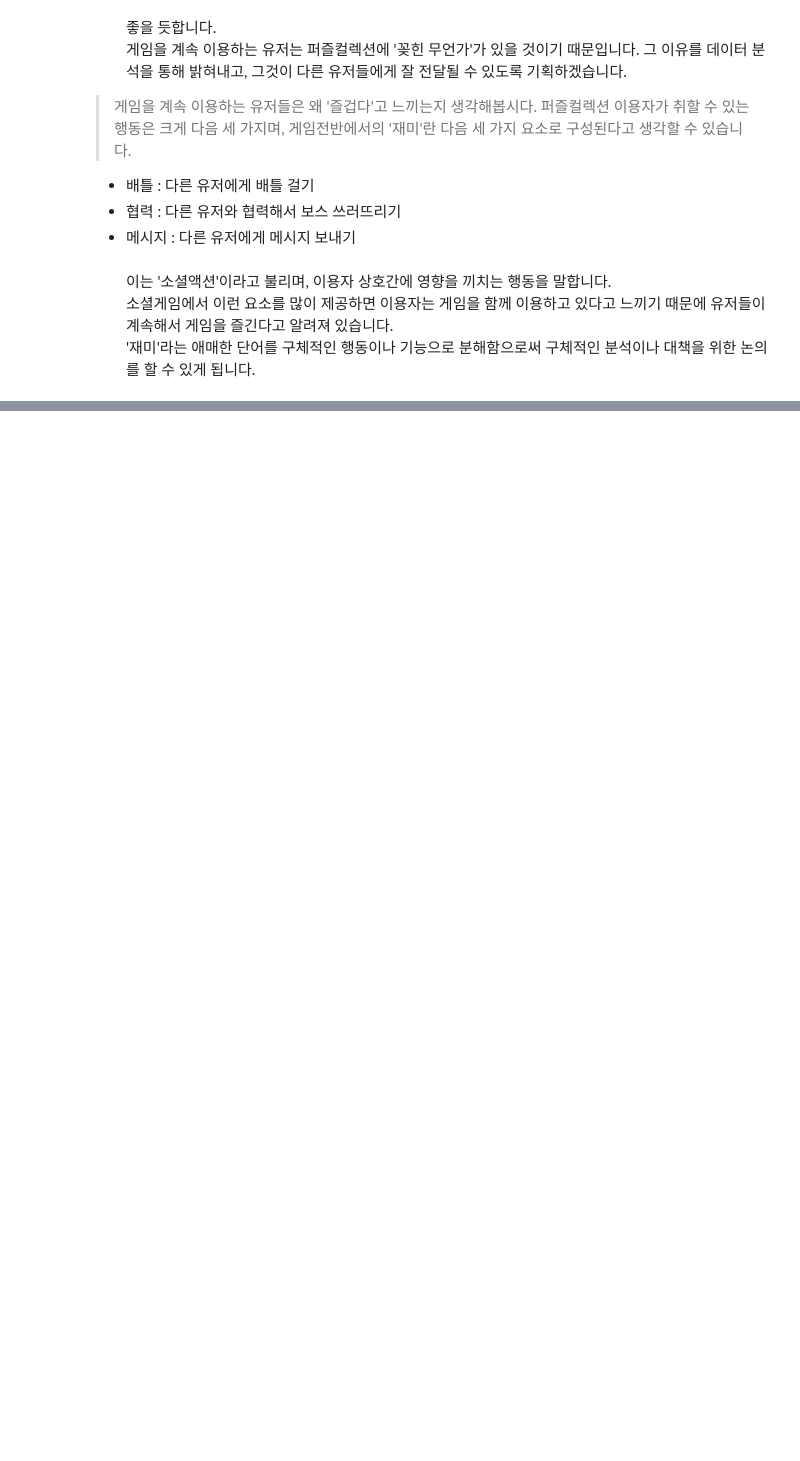
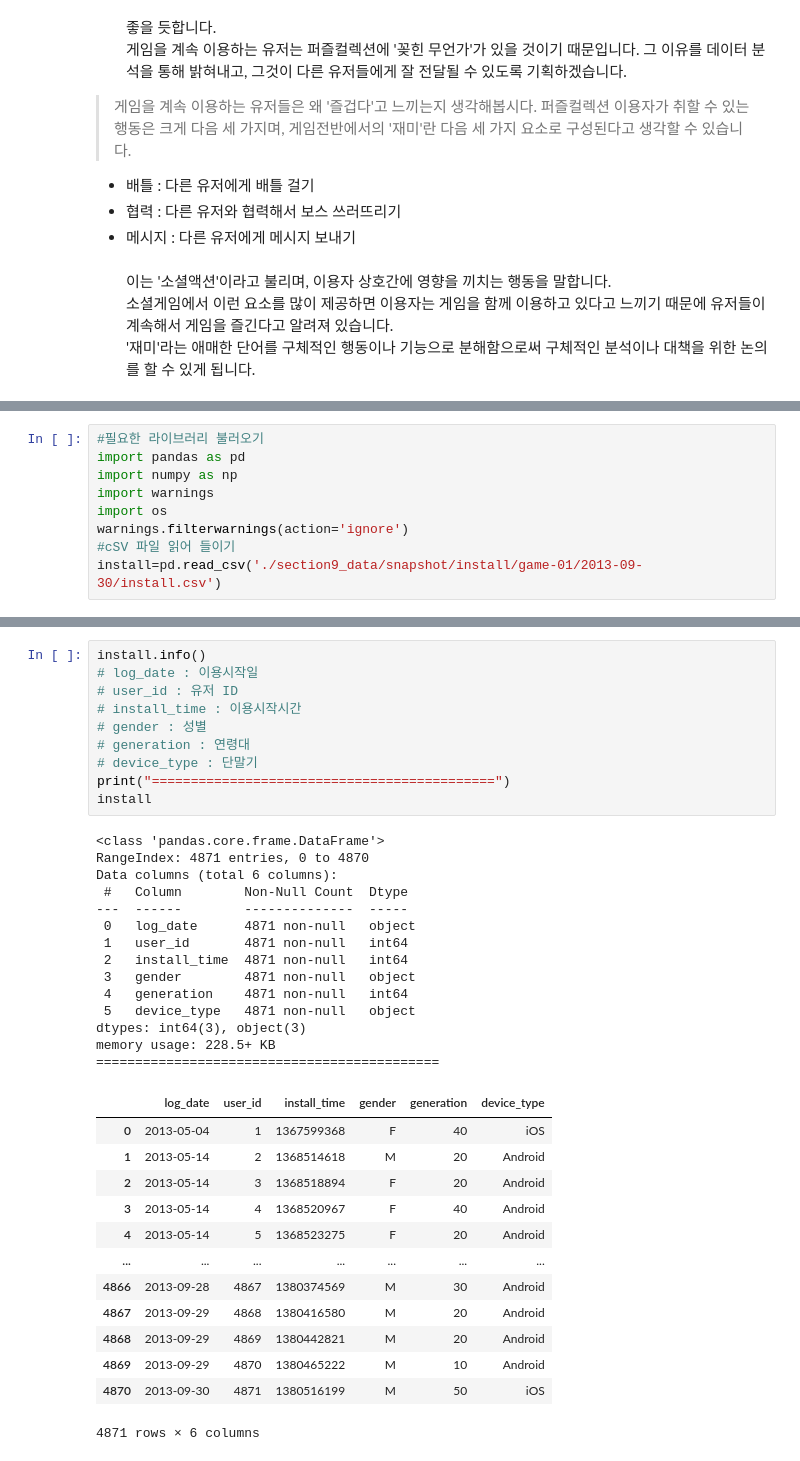
Before and after one commit to KTH7/Business_Data_Analysis, a Jupyter notebook: 7. 소셜게임을 지속적으로 이용하게 하는 요소 파악하기 (결정트리분석).ipynb, the cells around one changed output, grey strips where cells are left out. Cells and saved outputs as stored; diff of their text form; blank space fills up the shorter version.

```diff
--- a/7. 소셜게임을 지속적으로 이용하게 하는 요소 파악하기 (결정트리분석).ipynb
+++ b/7. 소셜게임을 지속적으로 이용하게 하는 요소 파악하기 (결정트리분석).ipynb
@@ -83,0 +116,9 @@
+# %%
+#필요한 라이브러리 불러오기
+import pandas as pd
+import numpy as np
+import warnings
+import os
+warnings.filterwarnings(action='ignore')
+#cSV 파일 읽어 들이기
+install=pd.read_csv('./section9_data/snapshot/install/game-01/2013-09-30/install.csv')
@@ -83,0 +185,38 @@
+# %%
+install.info()
+# log_date : 이용시작일
+# user_id : 유저 ID
+# install_time : 이용시작시간
+# gender : 성별
+# generation : 연령대
+# device_type : 단말기
+print("============================================")
+install
+# %% [output]
+<class 'pandas.core.frame.DataFrame'>
+RangeIndex: 4871 entries, 0 to 4870
+Data columns (total 6 columns):
+ #   Column        Non-Null Count  Dtype
+---  ------        --------------  -----
+ 0   log_date      4871 non-null   object
+ 1   user_id       4871 non-null   int64
+ 2   install_time  4871 non-null   int64
+ 3   gender        4871 non-null   object
+ 4   generation    4871 non-null   int64
+ 5   device_type   4871 non-null   object
+dtypes: int64(3), object(3)
+memory usage: 228.5+ KB
+============================================
+|  | log_date | user_id | install_time | gender | generation | device_type |
+| 0 | 2013-05-04 | 1 | 1367599368 | F | 40 | iOS |
+| 1 | 2013-05-14 | 2 | 1368514618 | M | 20 | Android |
+| 2 | 2013-05-14 | 3 | 1368518894 | F | 20 | Android |
+| 3 | 2013-05-14 | 4 | 1368520967 | F | 40 | Android |
+| 4 | 2013-05-14 | 5 | 1368523275 | F | 20 | Android |
+| ... | ... | ... | ... | ... | ... | ... |
+| 4866 | 2013-09-28 | 4867 | 1380374569 | M | 30 | Android |
+| 4867 | 2013-09-29 | 4868 | 1380416580 | M | 20 | Android |
+| 4868 | 2013-09-29 | 4869 | 1380442821 | M | 20 | Android |
+| 4869 | 2013-09-29 | 4870 | 1380465222 | M | 10 | Android |
+| 4870 | 2013-09-30 | 4871 | 1380516199 | M | 50 | iOS |
+4871 rows × 6 columns
```
Also changed, not shown: parts of 12 cells of this notebook.
